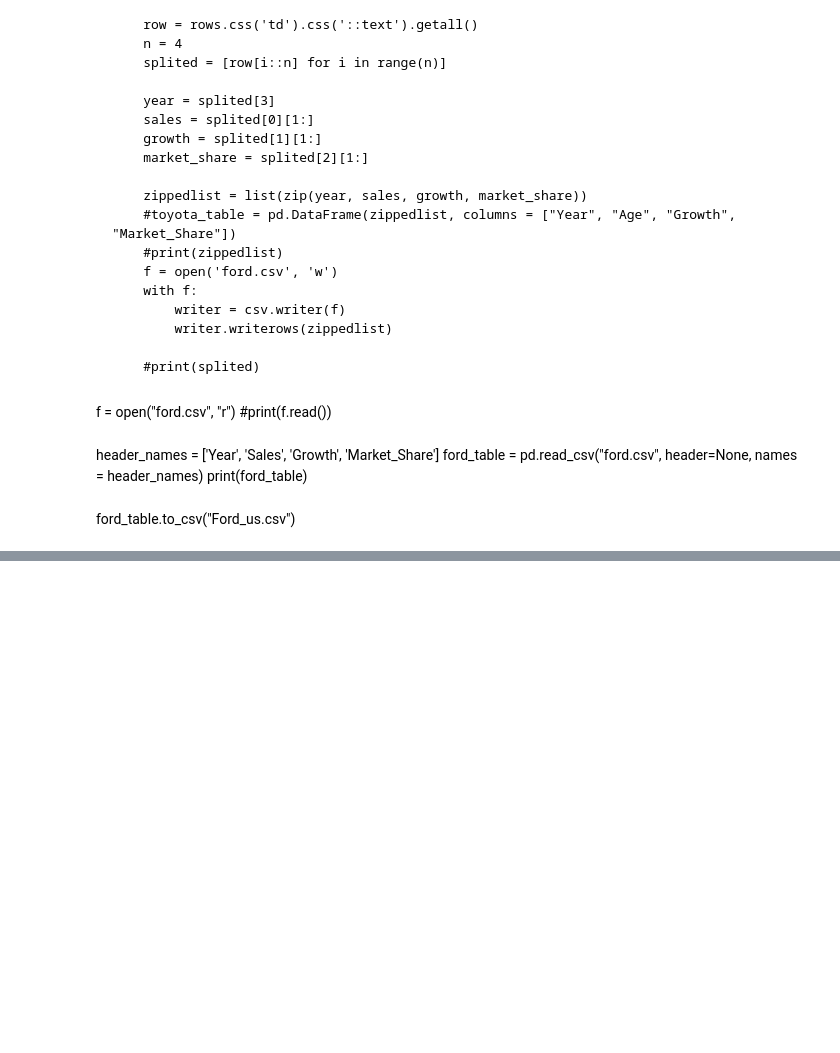
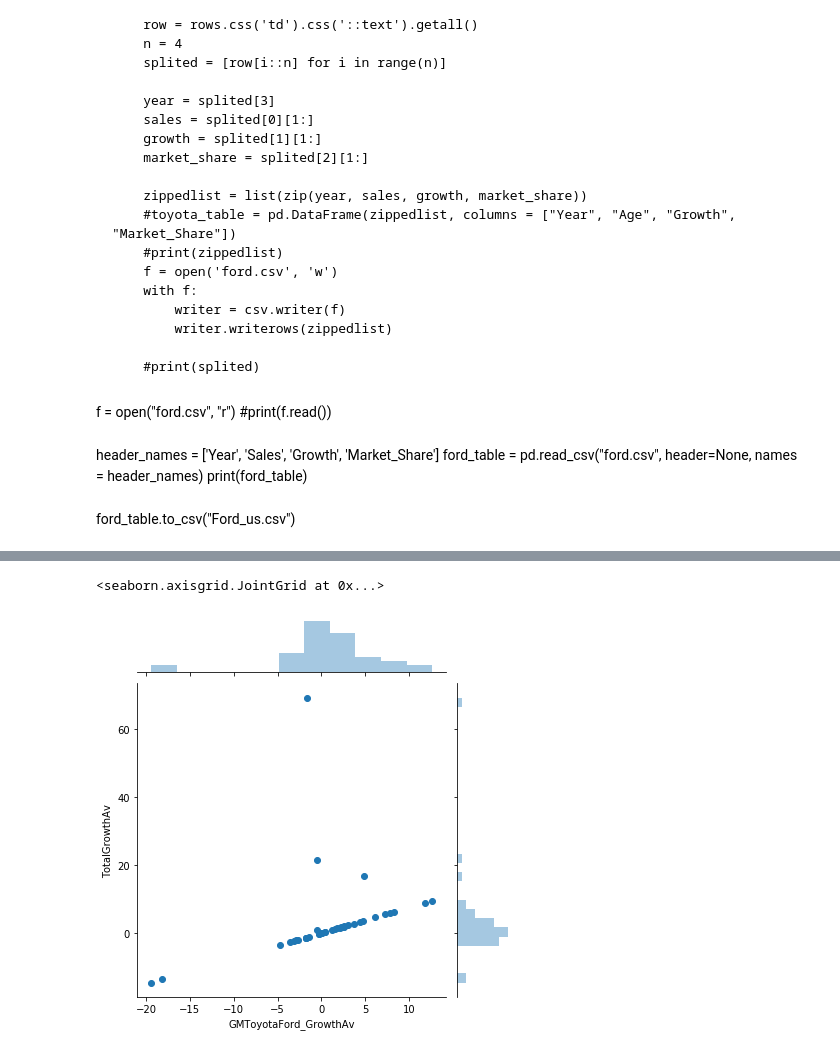
Before and after one commit to michelmendonca/US-Market-Data-Science-Growth-Estimator, a Jupyter notebook: Project1_TeslaToyotaGMFord.ipynb, the cells around one changed output, grey strips where cells are left out. Saved outputs shown, nothing was run; the diff lists cells and outputs as text; code cells hidden in the pictures; blank space fills up the shorter version.

```diff
--- a/Project1_TeslaToyotaGMFord.ipynb
+++ b/Project1_TeslaToyotaGMFord.ipynb
@@ -62,0 +158,5 @@ toyotaData = open("Toyota_us.csv", "r")
+# %%
+df = pd.read_csv("uscars_df.csv")
+# %%
+df_Growth = df[["Year","TotalGrowthAv", "GMToyotaFord_GrowthAv",'Toyota_Growth', 'Tesla_Growth', 'GM_Growth', 'Ford_Growth']]
+df_Growth.to_csv('USGrowth10.csv', index = False)
@@ -62,0 +192,5 @@ toyotaData = open("Toyota_us.csv", "r")
+# %%
+sns.jointplot(x = 'GMToyotaFord_GrowthAv', y = 'TotalGrowthAv', data = df_Growth)
+# %% [output]
+<seaborn.axisgrid.JointGrid at 0x...>
+[figure, added]
```
Also changed, not shown: parts of 39 cells of this notebook, 15 other files.
